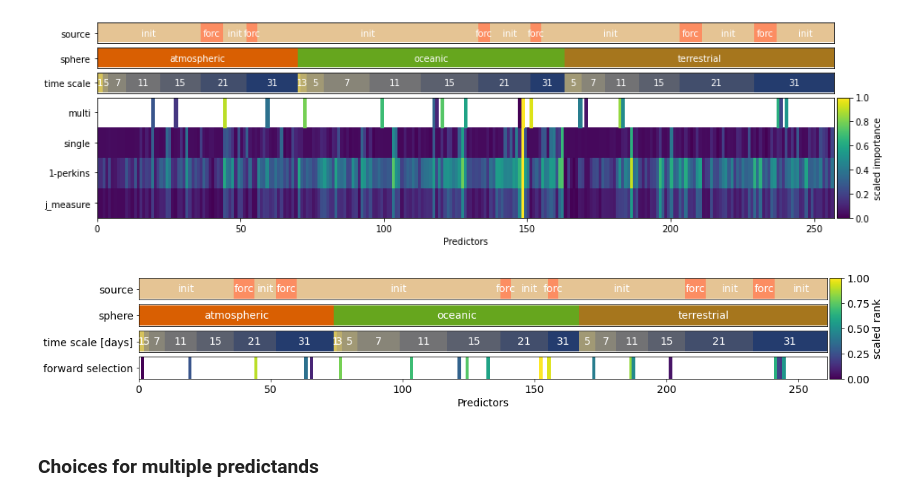
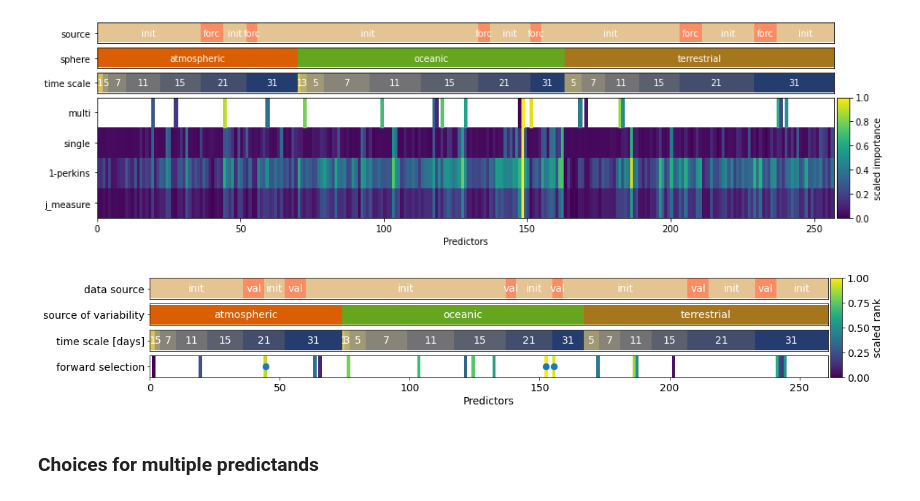
Before and after one commit to chiemvs/Hybrid, a Jupyter notebook: notebooks/predictor_selection.ipynb, the cells around one changed output. Cells and saved outputs as stored; diff of their text form; code cells hidden in the pictures.

Commit message:
Adding dots, renaming of data source in predictor selection notebook.

```diff
--- a/notebooks/predictor_selection.ipynb
+++ b/notebooks/predictor_selection.ipynb
@@ -127,7 +127,7 @@ using a pre-fitted feature scaler
 spherebook = {'oceanic':['sst','sst_nhplus','siconc_nhmin','pdo'],
            'terrestrial':['swvl13_europe','swvl4_europe','transp_europe','swvl4', 'swvl13','snowc_nhmin'],
            'atmospheric':['z','z-reg','mjo','z300_nhnorm','t850_nhblock','tcc_europe']}
-sourcebook = {'forc':['swvl13','swvl4','z','z-reg','sst'],
+sourcebook = {'val':['swvl13','swvl4','z','z-reg','sst'],
               'init':['sst_nhplus','siconc_nhmin','pdo','swvl13_europe','swvl4_europe','transp_europe',
                                'snowc_nhmin','mjo','z300_nhnorm','t850_nhblock','tcc_europe']}
 # %%
@@ -135,7 +135,7 @@ properties = combined.reset_index('timeagg')[['timeagg']]
 properties['sphere'] = properties.index.get_level_values('variable').to_series().apply(lambda s: [key for key in spherebook.keys() if s in spherebook[key]][0]).values
 properties['source'] = properties.index.get_level_values('variable').to_series().apply(lambda s: [key for key in sourcebook.keys() if s in sourcebook[key]][0]).values
 # Order of the final plot?
-properties = properties.sort_values(['sphere','timeagg','source']).set_index('timeagg', drop = False, append = True)
+properties = properties.sort_values(['sphere','timeagg','source'], ascending=[True,True,False]).set_index('timeagg', drop = False, append = True)
 properties.index = properties.index.reorder_levels(combined.index.names)
 # %%
 scaled = pd.DataFrame(minmax_scale(combined), columns = combined.columns, index = combined.index)
@@ -206,38 +206,41 @@ gs1 = GridSpec(nrows = 4, ncols = 50, hspace=0.2)
 ax_imp = fig.add_subplot(gs1[3:, :-1])
 ax_time = fig.add_subplot(gs1[2, :-1])
 ax_source = fig.add_subplot(gs1[0, :-1])
 ax_sphere = fig.add_subplot(gs1[1, :-1])
 
 ax_cbar_imp = fig.add_subplot(gs1[:, -1:])
 
 im = ax_imp.pcolor(scaled.loc[properties.index,['multi']].T)
 ax_imp.set_yticks([0.5])
 ax_imp.set_yticklabels(['forward selection'])
 ax_imp.set_xlabel('Predictors')
 
+ax_imp.scatter(x = np.where((scaled.loc[properties.index, 'multi'] > (1 - 3/20)))[0] + 0.5,
+               y = np.repeat([0.5],3), s = 70)
+
 plot_consecutive_categories(ax = ax_sphere, data = properties['sphere'], cmap = 'Dark2') #'RdYlGn'
 ax_sphere.set_yticks([0.5])
-ax_sphere.set_yticklabels(['sphere'])
+ax_sphere.set_yticklabels(['source of variability'])
 ax_sphere.set_xlim(ax_imp.get_xlim())
 ax_sphere.get_xaxis().set_visible(False)
 
 plot_consecutive_categories(ax = ax_time, data = properties['timeagg'], cmap = 'cividis_r')
 ax_time.set_yticks([0.5])
 ax_time.set_yticklabels(['time scale [days]'])
 ax_time.set_xlim(ax_imp.get_xlim())
 ax_time.get_xaxis().set_visible(False)
 
-plot_consecutive_categories(ax = ax_source, data = properties['source'], cmap = 'Set2')
+plot_consecutive_categories(ax = ax_source, data = properties['source'], cmap = 'Set2_r')
 ax_source.set_yticks([0.5])
-ax_source.set_yticklabels(['source'])
+ax_source.set_yticklabels(['data source'])
 ax_source.set_xlim(ax_imp.get_xlim())
 ax_source.get_xaxis().set_visible(False)
 
 fig.colorbar(im, cax = ax_cbar_imp, label = 'scaled rank')
-plt.savefig(os.path.expanduser('~/Pictures/predselec.png'), dpi = 160,pad_inches = 0.2)
+plt.savefig(os.path.expanduser('~/Pictures/predselec.pdf'), dpi = 160,pad_inches = 4)
 plt.show()
 # %% [output]
-[figure, old version]
+[figure, new version]
 # %% [markdown]
 ### Choices for multiple predictands
 # %%
```
Also changed, not shown: parts of 2 cells of this notebook.
